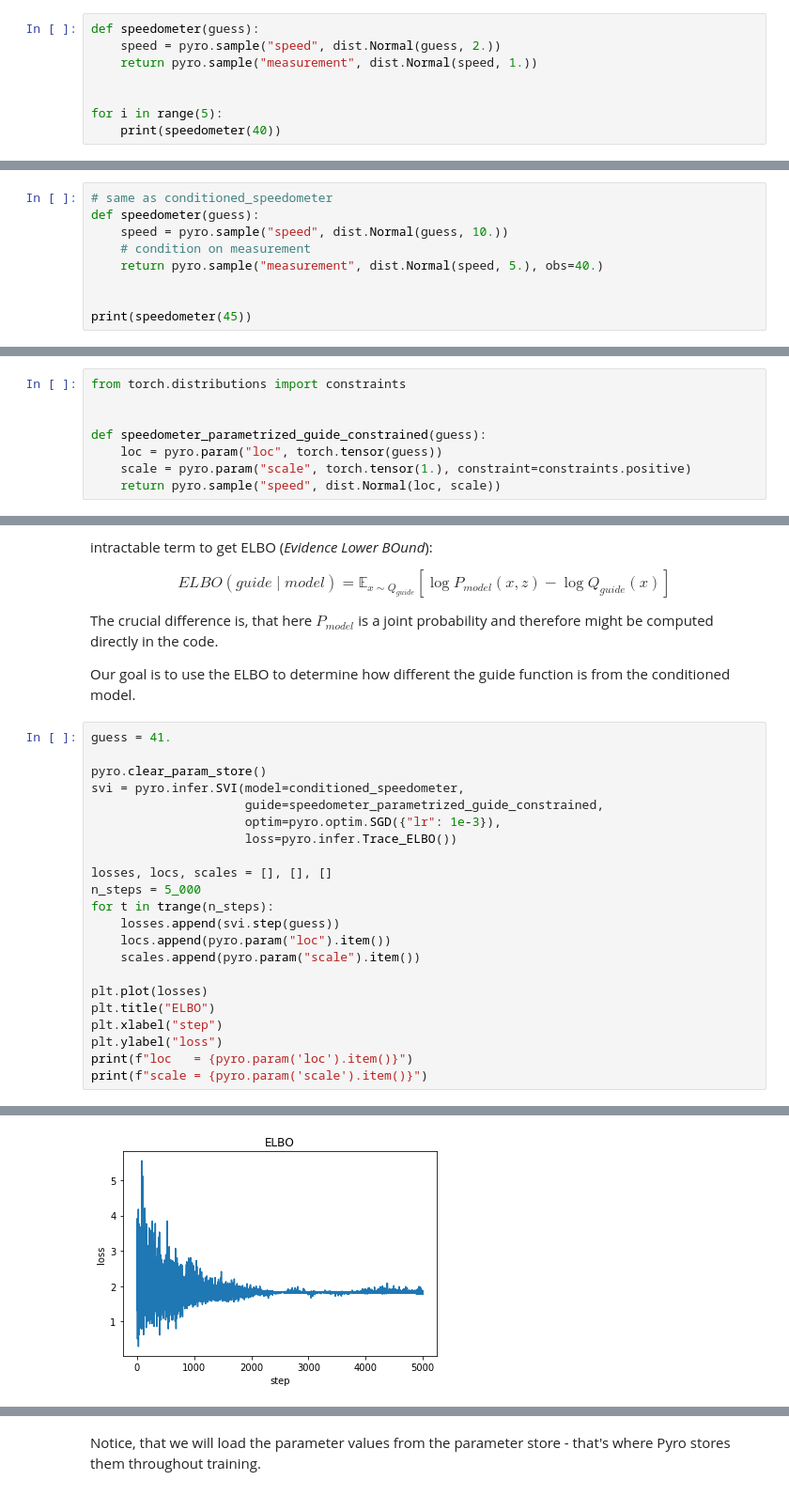
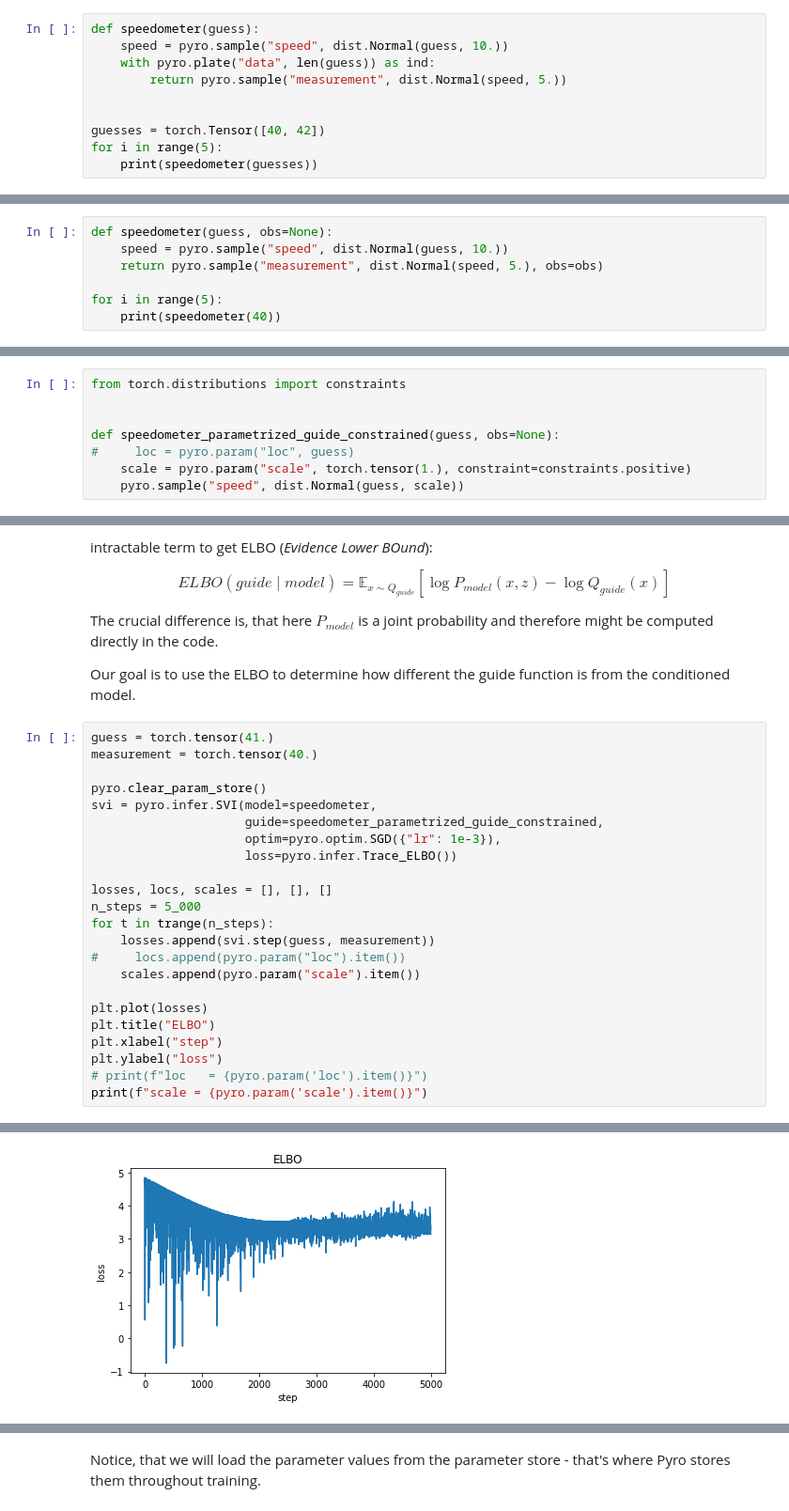
Before and after one commit to puma-wust/base-l02-2020, a Jupyter notebook: Pyro-introduction.ipynb, the cells around one changed output, grey strips where cells are left out. Shown at 94% size. Cells and saved outputs as stored; diff of their text form.

```diff
--- a/Pyro-introduction.ipynb
+++ b/Pyro-introduction.ipynb
@@ -227,9 +244,11 @@ $$measurement \mid guess, speed \sim \mathcal{N}(speed, 5)$$
 # %%
 def speedometer(guess):
-    speed = pyro.sample("speed", dist.Normal(guess, 2.))
-    return pyro.sample("measurement", dist.Normal(speed, 1.))
+    speed = pyro.sample("speed", dist.Normal(guess, 10.))
+    with pyro.plate("data", len(guess)) as ind:
+        return pyro.sample("measurement", dist.Normal(speed, 5.))
 
 
+guesses = torch.Tensor([40, 42])
 for i in range(5):
-    print(speedometer(40))
+    print(speedometer(guesses))
 # %% [output]
@@ -268,10 +313,8 @@ Instead of using `python.condition` we might also add the optional `obs` argumen
 # %%
-# same as conditioned_speedometer
-def speedometer(guess):
+def speedometer(guess, obs=None):
     speed = pyro.sample("speed", dist.Normal(guess, 10.))
-    # condition on measurement
-    return pyro.sample("measurement", dist.Normal(speed, 5.), obs=40.)
+    return pyro.sample("measurement", dist.Normal(speed, 5.), obs=obs)
 
-
-print(speedometer(45))
+for i in range(5):
+    print(speedometer(40))
 # %% [output]
@@ -328,10 +377,10 @@ Notice, that since variance of normal distribution has to be positive, we applie
 from torch.distributions import constraints
 
 
-def speedometer_parametrized_guide_constrained(guess):
-    loc = pyro.param("loc", torch.tensor(guess))
+def speedometer_parametrized_guide_constrained(guess, obs=None):
+#     loc = pyro.param("loc", guess)
     scale = pyro.param("scale", torch.tensor(1.), constraint=constraints.positive)
-    return pyro.sample("speed", dist.Normal(loc, scale))
+    pyro.sample("speed", dist.Normal(guess, scale))
 # %% [markdown]
 ### Stochastic variational inference
 
@@ -357,10 +406,11 @@ The crucial difference is, that here $P_{model}$ is a joint probability and ther
 
 Our goal is to use the ELBO to determine how different the guide function is from the conditioned model.
 # %%
-guess = 41.
+guess = torch.tensor(41.)
+measurement = torch.tensor(40.)
 
 pyro.clear_param_store()
-svi = pyro.infer.SVI(model=conditioned_speedometer,
+svi = pyro.infer.SVI(model=speedometer,
                      guide=speedometer_parametrized_guide_constrained,
                      optim=pyro.optim.SGD({"lr": 1e-3}),
                      loss=pyro.infer.Trace_ELBO())
@@ -368,14 +418,14 @@ svi = pyro.infer.SVI(model=conditioned_speedometer,
 losses, locs, scales = [], [], []
 n_steps = 5_000
 for t in trange(n_steps):
-    losses.append(svi.step(guess))
-    locs.append(pyro.param("loc").item())
+    losses.append(svi.step(guess, measurement))
+#     locs.append(pyro.param("loc").item())
     scales.append(pyro.param("scale").item())
 
 plt.plot(losses)
 plt.title("ELBO")
 plt.xlabel("step")
 plt.ylabel("loss")
-print(f"loc   = {pyro.param('loc').item()}")
+# print(f"loc   = {pyro.param('loc').item()}")
 print(f"scale = {pyro.param('scale').item()}")
 # %% [output]
@@ -384,4 +433,4 @@ scale = 0.9473442435264587
-[figure, old version]
+[figure, new version]
 # %%
 plt.subplot(1,2,1)
 plt.plot(locs)
```
Also changed, not shown: parts of 32 cells of this notebook.
